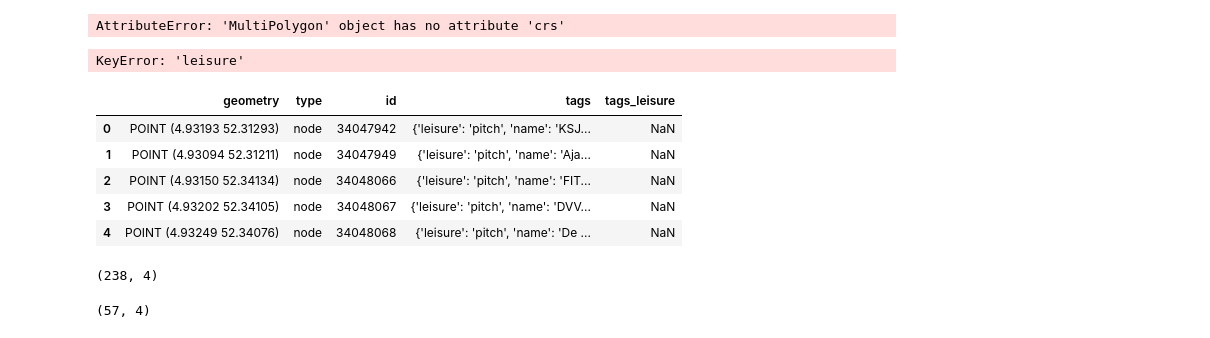
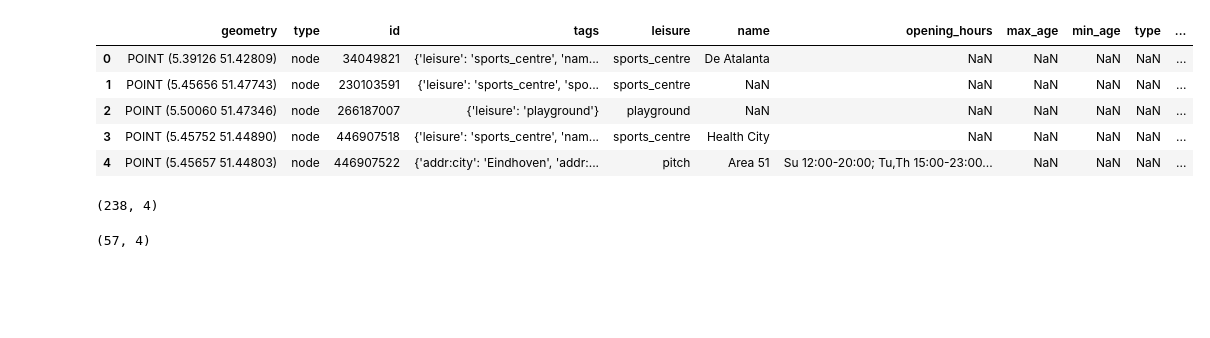
Before and after one commit to MiliasV/coaccessibility, a Jupyter notebook: notebooks/collect_osm_data.ipynb, the cells around one changed output. Cells and saved outputs as stored; diff of their text form; code cells hidden in the pictures; blank space fills up the shorter version.

```diff
--- a/notebooks/collect_osm_data.ipynb
+++ b/notebooks/collect_osm_data.ipynb
@@ -76,36 +187,18 @@ leisure_query = '["leisure"]'
-# %%
-# gdf_park = get_osm_data(park_query, extent, area_type)
-# gdf_square = get_osm_data(square_query, extent, area_type)
-# gdf_plein = get_osm_data(plein_query, extent, area_type)
-
-# gdf_market = get_osm_data(market_query, extent, area_type)
-
-gdf_leisure = get_osm_data(leisure_query, extent.geometry.loc[0], area_type)
-
-
-# gdf.to_file("../data/ams_namepleinnotbuurt_osm.geojson", driver="GeoJSON")
-# print(gdf_park.head())
-# fig, ax = plt.subplots(1, 1)
-# gdf_park.plot(ax=ax)
-# gdf_square.plot(ax=ax)
-# plt.show()
-# %% [output]
-AttributeError: 'MultiPolygon' object has no attribute 'crs'
-# %%
-# gdf_leisure.tags.applyhead()
-# gdf_leisure["tags_leisure"]=
-gdf_leisure["tags"]["leisure"]
-# %% [output]
-KeyError: 'leisure'
+# %%
+import pandas as pd
+gdf_tags = gdf_leisure.tags.apply(pd.Series)[['leisure', 'name', 'opening_hours', 'max_age', 'min_age', 'type' ]]
+# gdf_tags[['leisure', 'name', 'opening_hours', 'max_age', 'min_age', 'type' ]].head(300)
+gdf_leisure = pd.concat([gdf_leisure, gdf_tags.apply(pd.Series)], axis=1)
 # %%
+gdf_leisure["category"] = "leisure"
 gdf_leisure.head()
 # %% [output]
-|  | geometry | type | id | tags | tags_leisure |
-| 0 | POINT (4.93193 52.31293) | node | 34047942 | {'leisure': 'pitch', 'name': 'KSJ... | NaN |
-| 1 | POINT (4.93094 52.31211) | node | 34047949 | {'leisure': 'pitch', 'name': 'Aja... | NaN |
-| 2 | POINT (4.93150 52.34134) | node | 34048066 | {'leisure': 'pitch', 'name': 'FIT... | NaN |
-| 3 | POINT (4.93202 52.34105) | node | 34048067 | {'leisure': 'pitch', 'name': 'DVV... | NaN |
-| 4 | POINT (4.93249 52.34076) | node | 34048068 | {'leisure': 'pitch', 'name': 'De ... | NaN |
+|  | geometry | type | id | tags | leisure | name | opening_hours | max_age | min_age | type | ... |
+| 0 | POINT (5.39126 51.42809) | node | 34049821 | {'leisure': 'sports_centre', 'nam... | sports_centre | De Atalanta | NaN | NaN | NaN | NaN | ... |
+| 1 | POINT (5.45656 51.47743) | node | 230103591 | {'leisure': 'sports_centre', 'spo... | sports_centre | NaN | NaN | NaN | NaN | NaN | ... |
+| 2 | POINT (5.50060 51.47346) | node | 266187007 | {'leisure': 'playground'} | playground | NaN | NaN | NaN | NaN | NaN | ... |
+| 3 | POINT (5.45752 51.44890) | node | 446907518 | {'leisure': 'sports_centre', 'nam... | sports_centre | Health City | NaN | NaN | NaN | NaN | ... |
+| 4 | POINT (5.45657 51.44803) | node | 446907522 | {'addr:city': 'Eindhoven', 'addr:... | pitch | Area 51 | Su 12:00-20:00; Tu,Th 15:00-23:00... | NaN | NaN | NaN | ... |
 # %%
 gdf_plein = gdf_plein.loc[(gdf_plein.geometry.geom_type=='Polygon') | (gdf_plein.geometry.geom_type=='MultiPolygon')]
 gdf_park = gdf_park.loc[(gdf_park.geometry.geom_type=='Polygon') | (gdf_park.geometry.geom_type=='MultiPolygon')]
```
Also changed, not shown: parts of 8 cells of this notebook.
